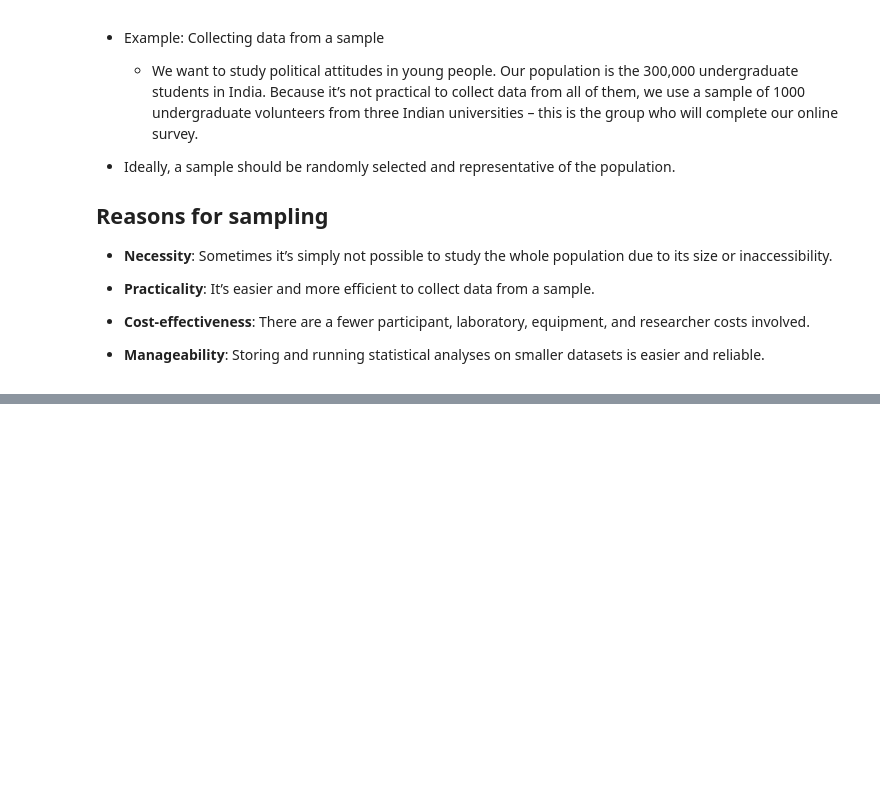
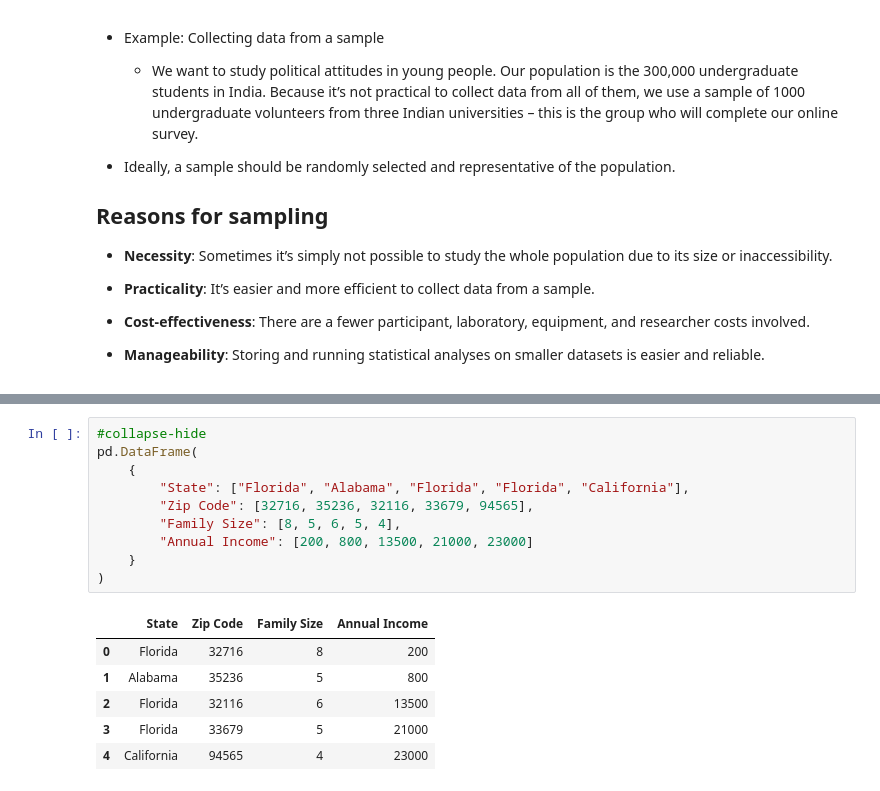
Before and after one commit to Slothfulwave612/Better-Stats-Than-Never, a Jupyter notebook: _notebooks/2020-12-19-Basic-Terminologies-In-Statistics.ipynb, the cells around one changed output, grey strips where cells are left out. Cells and saved outputs as stored; diff of their text form; blank space fills up the shorter version.

```diff
--- a/_notebooks/2020-12-19-Basic-Terminologies-In-Statistics.ipynb
+++ b/_notebooks/2020-12-19-Basic-Terminologies-In-Statistics.ipynb
@@ -322,0 +323,17 @@ knowledge could be gained from them.
+# %%
+#collapse-hide
+pd.DataFrame(
+    {
+        "State": ["Florida", "Alabama", "Florida", "Florida", "California"],
+        "Zip Code": [32716, 35236, 32116, 33679, 94565],
+        "Family Size": [8, 5, 6, 5, 4],
+        "Annual Income": [200, 800, 13500, 21000, 23000]
+    }
+)
+# %% [output]
+|  | State | Zip Code | Family Size | Annual Income |
+| 0 | Florida | 32716 | 8 | 200 |
+| 1 | Alabama | 35236 | 5 | 800 |
+| 2 | Florida | 32116 | 6 | 13500 |
+| 3 | Florida | 33679 | 5 | 21000 |
+| 4 | California | 94565 | 4 | 23000 |
```
Also changed, not shown: parts of 14 cells of this notebook, 1 other file.
